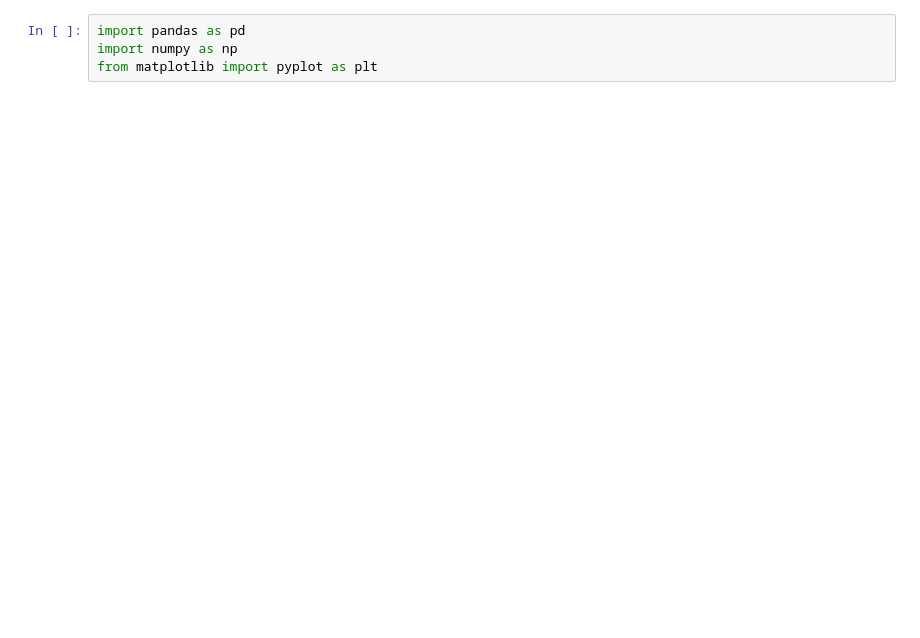
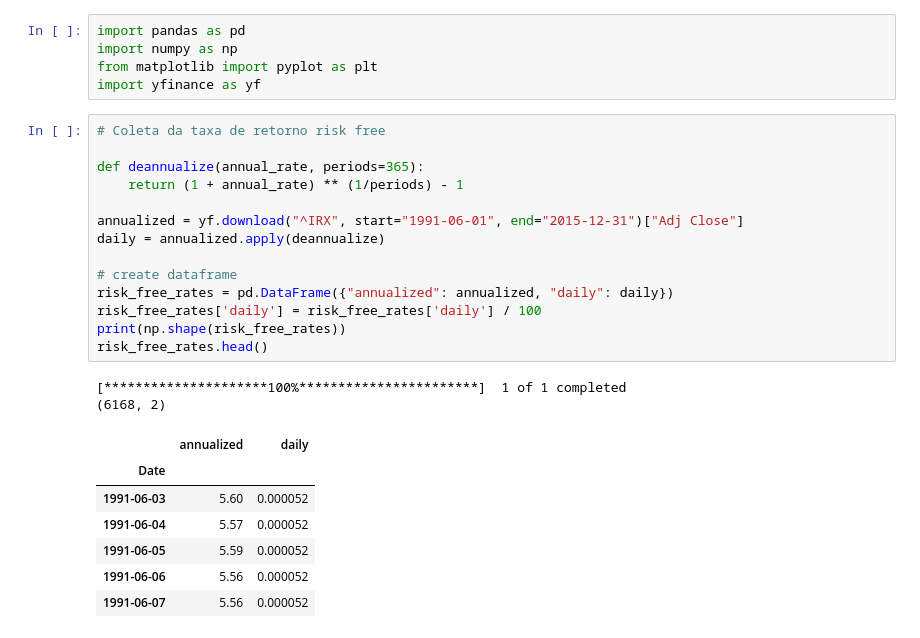
Before and after one commit to bkalil7/tcc, a Jupyter notebook: cointegration_code/cointegration_analysis.ipynb, the cells around one changed output. Drawn from its saved outputs; the diff is of its cells as text; blank space fills up the shorter version.

```diff
--- a/cointegration_code/cointegration_analysis.ipynb
+++ b/cointegration_code/cointegration_analysis.ipynb
@@ -2,4 +2,29 @@
 import pandas as pd
 import numpy as np
 from matplotlib import pyplot as plt
+import yfinance as yf
+# %%
+# Coleta da taxa de retorno risk free
+
+def deannualize(annual_rate, periods=365):
+    return (1 + annual_rate) ** (1/periods) - 1
+
+annualized = yf.download("^IRX", start="1991-06-01", end="2015-12-31")["Adj Close"]
+daily = annualized.apply(deannualize)
+
+# create dataframe
+risk_free_rates = pd.DataFrame({"annualized": annualized, "daily": daily})
+risk_free_rates['daily'] = risk_free_rates['daily'] / 100
+print(np.shape(risk_free_rates))
+risk_free_rates.head()
+# %% [output]
+[*********************100%***********************]  1 of 1 completed
+(6168, 2)
+|  | annualized | daily |
+| Date |  |  |
+| 1991-06-03 | 5.60 | 0.000052 |
+| 1991-06-04 | 5.57 | 0.000052 |
+| 1991-06-05 | 5.59 | 0.000052 |
+| 1991-06-06 | 5.56 | 0.000052 |
+| 1991-06-07 | 5.56 | 0.000052 |
 # %%
```
Also changed, not shown: parts of 20 cells of this notebook, 3 other files.
